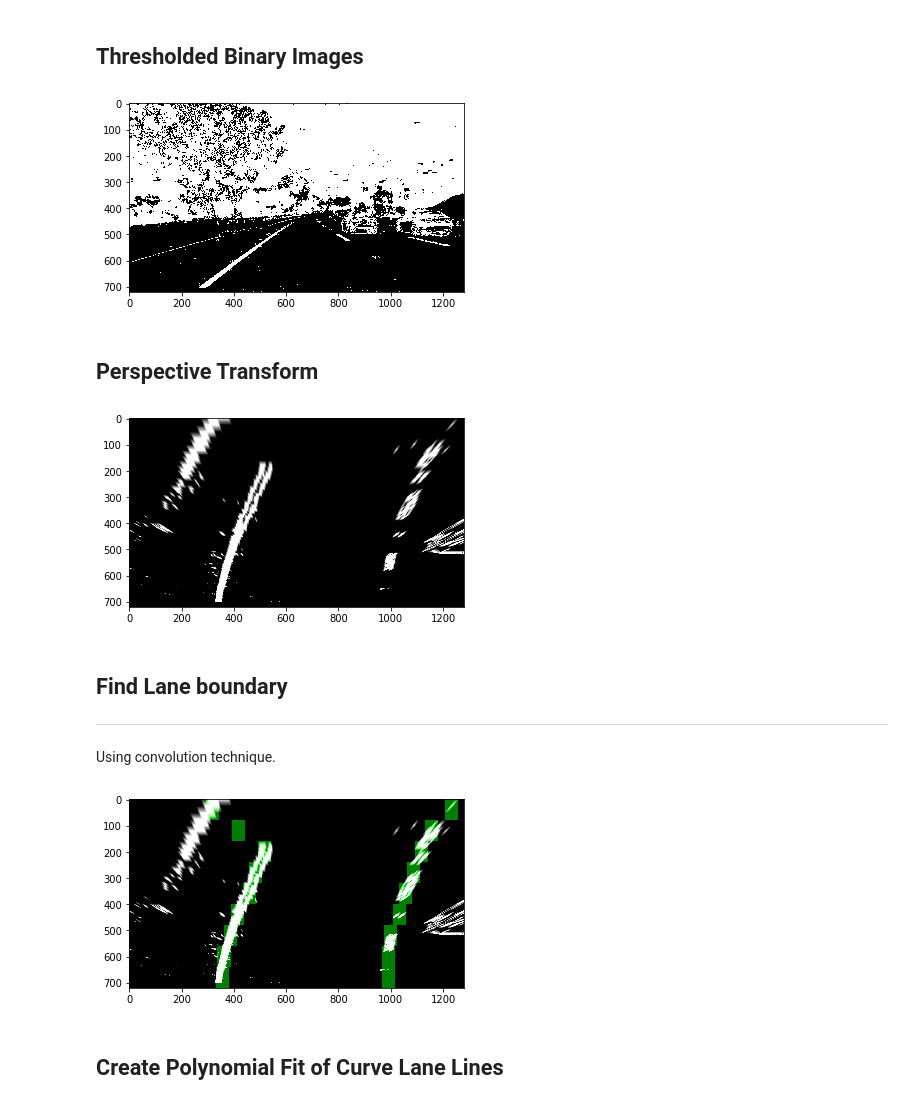
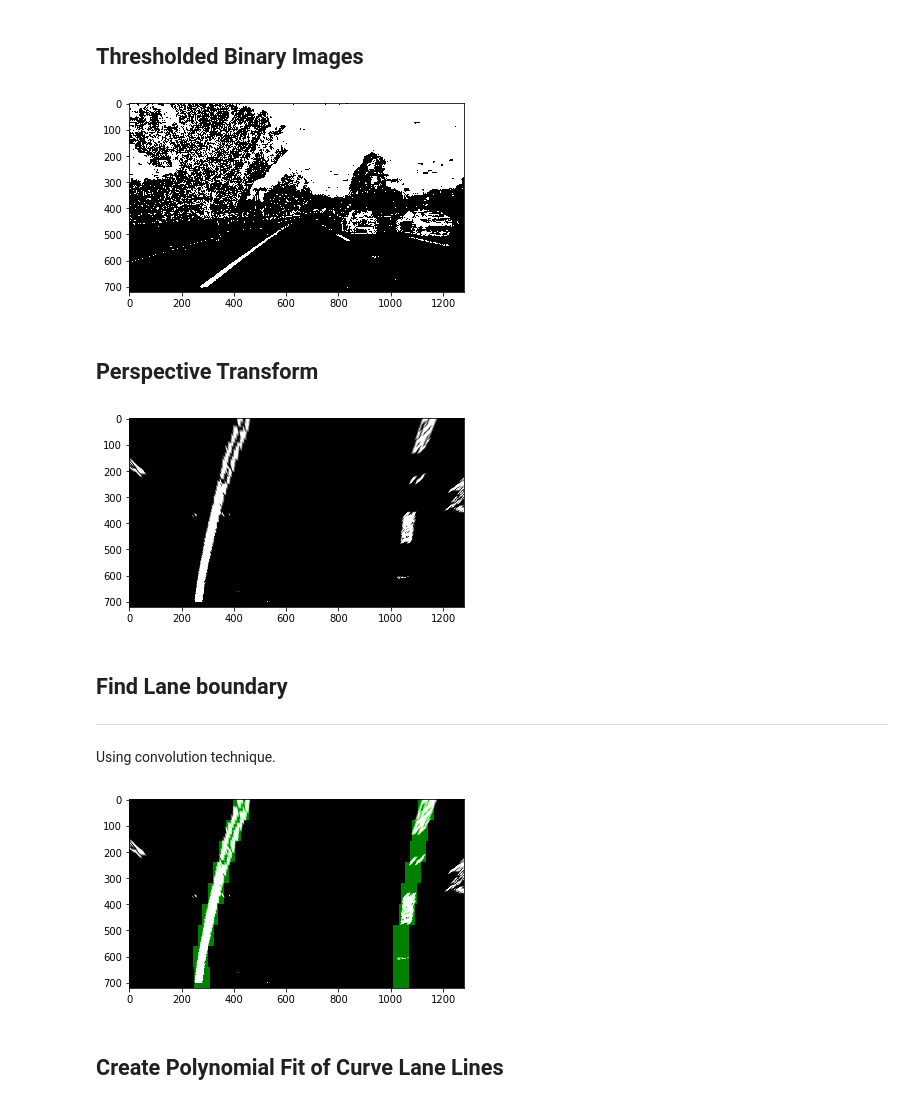
Before and after one commit to ruithumbup/CarND-Advanced-Lane-Lines, a Jupyter notebook: Advanced_Lane_Finding.ipynb, the cells around one changed output. Cells and saved outputs as stored; diff of their text form; code cells hidden in the pictures.

```diff
--- a/Advanced_Lane_Finding.ipynb
+++ b/Advanced_Lane_Finding.ipynb
@@ -68,7 +73,7 @@ for img_path in test_images:
 # %% [markdown]
 ## Thresholded Binary Images
 # %%
-def threshold_image(img, sobelx_thresh = (20,110), h_thresh = (15,100), s_thresh = (140,255)):
+def threshold_image(img, sobelx_thresh = (30,110), h_thresh = (15,80), s_thresh = (160,255)):
     # Convert to HSV color space
     hls = cv2.cvtColor(img, cv2.COLOR_RGB2HLS)
     h_channel = hls[:,:,0]
@@ -108,7 +113,7 @@ for img_path in test_images:
     # Save binary image
     cv2.imwrite(os.path.join(out_path, "th_undist_"+ img_path), th_undist_img)
 # %% [output]
-[figure, old version]
+[figure, new version]
 # %% [markdown]
 ## Perspective Transform
 # %%
@@ -120,8 +125,8 @@ def perspective_trans(img, src, dst):
     return warped, M, Minv
 
 # Manually select source and destination coordinates from straight lines
-src = np.float32([[200,700],[590,450],[685,450],[1080,700]])
-dst = np.float32([[280,700],[280,100],[920,100],[920,700]])
+src = np.float32([[200,700],[555,470],[720,470],[1080,700]])
+dst = np.float32([[190,700],[190,100],[980,100],[980,700]])
 
 # Do perspective transform
 for img_path in test_images:
@@ -136,7 +141,7 @@ for img_path in test_images:
     # Save binary image
     cv2.imwrite(os.path.join(out_path, "warp_"+ img_path), warp_img)
 # %% [output]
-[figure, old version]
+[figure, new version]
 # %% [markdown]
 ## Find Lane boundary
 ---
@@ -149,22 +154,21 @@ def window_mask(width, height, img_ref, center, level):
            max(0,int(center-width/2)):min(int(center+width/2),img_ref.shape[1])] = 1
     return output
 
-def find_window_centroids(warped, window_width, window_height, margin, past_found_x = np.array([])):
+def find_window_centroids(warped, window_width, window_height, margin, past_centroids = np.array([])):
     # Store the (left,right) window centroid positions per level
     window_centroids = []
     # Create window template for convolutions
     window = np.ones(window_width)
 
-    if not past_found_x:
-
+    if not past_centroids.shape[0]:
         # First find the two starting positions for the left and right lane by using np.sum to get the vertical image slice
         # and then np.convolve the vertical image slice with the window template
 
         # Sum quarter bottom of image to get slice, could use a different ratio
-        l_sum = np.sum(warped[int(3*warped.shape[0]/4):,:int(warped.shape[1]/2)], axis=0)
+        l_sum = np.sum(warped[int(3*warped.shape[0]/4):,:int(warped.shape[1]/3)], axis=0)
         l_center = np.argmax(np.convolve(window,l_sum))-window_width/2
-        r_sum = np.sum(warped[int(3*warped.shape[0]/4):,int(warped.shape[1]/2):], axis=0)
-        r_center = np.argmax(np.convolve(window,r_sum))-window_width/2+int(warped.shape[1]/2)
+        r_sum = np.sum(warped[int(3*warped.shape[0]/4):,int(warped.shape[1]*2/3):], axis=0)
+        r_center = np.argmax(np.convolve(window,r_sum))-window_width/2+int(warped.shape[1]*2/3)
 
         # Add what we found for the first layer
         window_centroids.append((l_center,r_center))
@@ -181,23 +185,25 @@ def find_window_centroids(warped, window_width, window_height, margin, past_foun
             # Find the best left centroid by using past left center as a reference
             l_min_index = int(max(l_center+offset-margin,0))
             l_max_index = int(min(l_center+offset+margin,warped.shape[1]))
-            l_center = np.argmax(conv_signal[l_min_index:l_max_index])+l_min_index-offset
+            if (la.norm(conv_signal[l_min_index:l_max_index])) > 10:
+                l_center = np.argmax(conv_signal[l_min_index:l_max_index])+l_min_index-offset
 
             # Find the best right centroid by using past right center as a reference
             r_min_index = int(max(r_center+offset-margin,0))
             r_max_index = int(min(r_center+offset+margin,warped.shape[1]))
-            r_center = np.argmax(conv_signal[r_min_index:r_max_index])+r_min_index-offset
+            if (la.norm(conv_signal[r_min_index:r_max_index])) > 10:
+                r_center = np.argmax(conv_signal[r_min_index:r_max_index])+r_min_index-offset
 
             window_centroids.append((l_center,r_center))
 
-        return window_centroids
+    else:
+        for level in range(0,(int)(warped.shape[0]/window_height)):
+            # Using margin/2 this time as lane lines would not vary a lot from frame to frame
+            margin = margin/2
 
-    else:
-
-        for level in range(0,(int)(warped.shape[0]/window_height)):
             # Using past centeroids for each level as a reference
-            l_center = past_found_x[level][0]
-            r_center = past_found_x[level][1]
+            l_center = past_centroids[level][0]
+            r_center = past_centroids[level][1]
 
             # Use window_width/2 as offset because convolution signal reference is at right side of window, not center of window
             offset = window_width/2
@@ -210,16 +216,20 @@ def find_window_centroids(warped, window_width, window_height, margin, past_foun
             # Find the best left centroid by using center from previous frame as a reference
             l_min_index = int(max(l_center+offset-margin,0))
             l_max_index = int(min(l_center+offset+margin,warped.shape[1]))
-            l_center = np.argmax(conv_signal[l_min_index:l_max_index])+l_min_index-offset
+            #l_center = np.argmax(conv_signal[l_min_index:l_max_index])+l_min_index-offset
+            if (la.norm(conv_signal[l_min_index:l_max_index])) > 10:
+                l_center = np.argmax(conv_signal[l_min_index:l_max_index])+l_min_index-offset
 
             # Find the best right centroid by using center from previous frame as a reference
             r_min_index = int(max(r_center+offset-margin,0))
             r_max_index = int(min(r_center+offset+margin,warped.shape[1]))
-            r_center = np.argmax(conv_signal[r_min_index:r_max_index])+r_min_index-offset
+            #r_center = np.argmax(conv_signal[r_min_index:r_max_index])+r_min_index-offset
+            if (la.norm(conv_signal[r_min_index:r_max_index])) > 10:
+                r_center = np.argmax(conv_signal[r_min_index:r_max_index])+r_min_index-offset
 
             window_centroids.append((l_center,r_center))
 
-        return window_centroids
+    return np.asarray(window_centroids)
 
 def draw_lane_finding(warped, window_centroids):
     """To draw lane findings back to warped image"""
@@ -257,26 +267,26 @@ def draw_lane_finding(warped, window_centroids):
     # plt.show()
 # %%
 # window settings
-window_width = 50
+window_width = 60
 window_height = 80 # Break image into 9 vertical layers since image height is 720
-margin = 100 # How much to slide left and right for searching
+margin = 60 # How much to slide left and right for searching
 
 # Do lane finding
 for img_path in test_images:
     img = cv2.imread(input_path + img_path)
     undist_img = undistort_image(img, mtx, dist)
     th_undist_img = threshold_image(undist_img)
     warp_img, M, Minv = perspective_trans(th_undist_img, src, dst)
     window_centroids = find_window_centroids(warp_img, window_width, window_height, margin)
     # print(np.asarray(window_centroids)[::-1])
     lane_output = draw_lane_finding(warp_img, window_centroids)
     # Display a binary image sample
     plt.imshow(lane_output)
 
     # Save binary image
     cv2.imwrite(os.path.join(out_path, "lane_output_"+ img_path), lane_output)
 # %% [output]
-[figure, old version]
+[figure, new version]
 # %% [markdown]
 ## Create Polynomial Fit of Curve Lane Lines
 # %%
```
Also changed, not shown: parts of 11 cells of this notebook.
